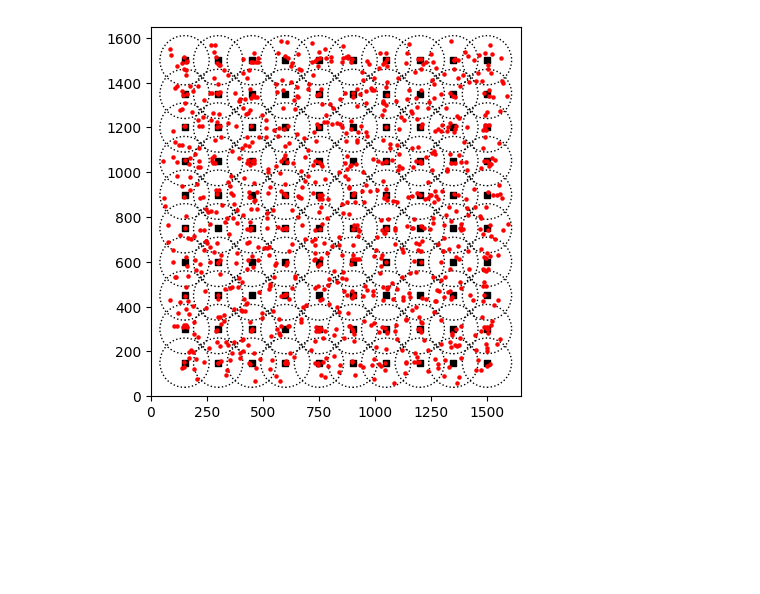
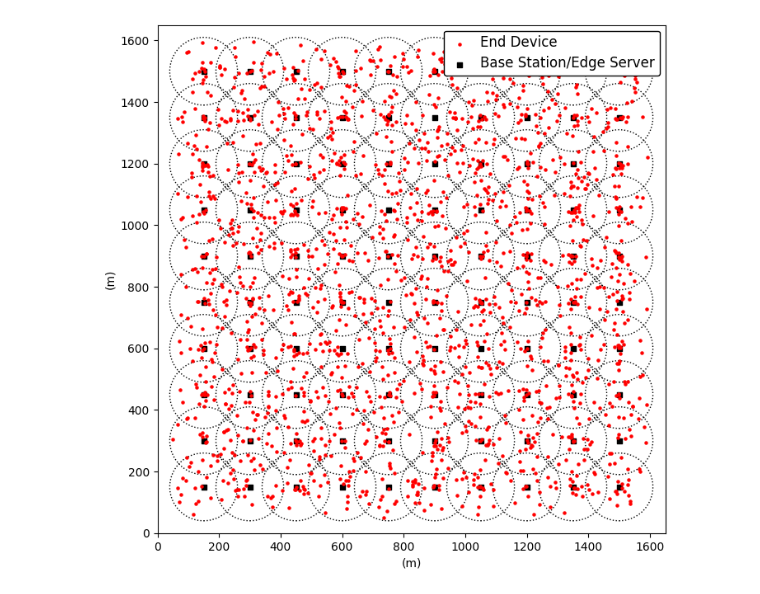
Before and after one commit to TimHung000/thesis, a Jupyter notebook: res.ipynb, the cells around one changed output. Cells and saved outputs as stored; diff of their text form; code cells hidden in the pictures; blank space fills up the shorter version.

```diff
--- a/res.ipynb
+++ b/res.ipynb
@@ -10,13 +10,13 @@ home_directory = os.path.expanduser("~")
 omnetpp_directory = os.path.join(home_directory, "omnetpp-6.0.2")
 vec_directory = os.path.join(omnetpp_directory, "samples", "thesis", "results")
 # %%
-dispatchingAlgos = ["Local", "Random", "RandomWalk", "D2FO", "GreedyPartition", "RandomPartition", "Proposed"]
-schedulingAlgos = ["FIFO", "EDF", "EDF", "EDF", "EDF", "EDF", "EDF"]
-# dispatchingAlgos = ["D2FO", "GreedyPartition","RandomPartition", "Proposed"]
-# schedulingAlgos = ["EDF", "EDF", "EDF", "EDF"]
+# dispatchingAlgos = ["Proposed", "D2FO", "GreedyPartition", "RandomPartition", "RandomWalk", "Random", "Local"]
+# schedulingAlgos = ["EDF", "EDF", "EDF", "EDF", "EDF", "EDF", "FIFO"]
+dispatchingAlgos = ["Proposed", "D2FO","GreedyPartition", "RandomPartition"]
+schedulingAlgos = ["EDF", "EDF", "EDF", "EDF"]
 
 numUsers = [user for user in range(1000, 3001 , 200)]
-repetition = 1
+repetition = 5
 for idx, dispatchingAlgo in enumerate(dispatchingAlgos):
     for numUser in numUsers:
         for i in range(repetition):
@@ -264,61 +256,67 @@ def generate_random_point_in_circle(x, y, radius):
     random_y = y + distance * math.sin(angle)
     return random_x, random_y
 
-# Define the dimensions of the grid
+
+
+# Generate coordinates for each base station
 num_rows = 10
 num_columns = 10
-
-# Define the distance between each base station
 distance = 150
-
-# Initialize lists to store x and y coordinates of base stations
 base_station_x_coords = []
-bast_station_y_coords = []
-
-# Generate coordinates for each base station
+base_station_y_coords = []
 for x in range(distance, (num_rows + 1) * distance, distance):
     for y in range(distance, (num_columns + 1) * distance, distance):
         base_station_x_coords.append(x)
-        bast_station_y_coords.append(y)
+        base_station_y_coords.append(y)
 
-# Plot the base stations
-for x, y in zip(base_station_x_coords, bast_station_y_coords):
-    plt.scatter(x, y, color='black', marker='s', s=20)
-    circle = plt.Circle((x, y), 110, color='black', fill=False, linestyle='dotted')
-    plt.gca().add_patch(circle)
 
 # Generate random coordinates for users
-num_users = 1000  # Number of users
+num_users = 2000  # Number of users
 num_users_per_region = num_users // (num_rows * num_columns)
 user_x_coords = []
 user_y_coords = []
-for base_station_x, base_station_y in zip(base_station_x_coords, bast_station_y_coords):
+for base_station_x, base_station_y in zip(base_station_x_coords, base_station_y_coords):
     for i in range(num_users_per_region):
         user_x, user_y = generate_random_point_in_circle(base_station_x, base_station_y, 100)
         user_x_coords.append(user_x)
         user_y_coords.append(user_y)
 
 
+# create figure
+plt.figure(figsize=(10, 8))
+
+
+# plot base station
+base_station_scatter = plt.scatter(base_station_x_coords, base_station_y_coords, color='black', marker='s', s=20, label='Base Station/Edge Server')
+for x, y in zip(base_station_x_coords, base_station_y_coords):
+    circle = plt.Circle((x, y), 110, color='black', fill=False, linestyle='dotted')
+    plt.gca().add_patch(circle)
+
+
 # Plot the users
-plt.scatter(user_x_coords, user_y_coords, color='red', marker='o', s=5)
+end_device_scatter = plt.scatter(user_x_coords, user_y_coords, color='red', marker='o', s=5, label='End Device')
 
 # Set labels and title
-# plt.xlabel('X Axis (m)')
-# plt.ylabel('Y Axis (m)')
 # plt.title('Base Stations Grid with Users')
+plt.xlabel('(m)')
+plt.ylabel('(m)')
 
 # Set aspect ratio to make the distances equal in both axes
 plt.gca().set_aspect('equal', adjustable='box')
 
 # Set x and y axes to start at 0
 plt.xlim(0, (num_columns + 1) * distance)
 plt.ylim(0, (num_rows + 1) * distance)
 
+legend = plt.legend(handles=[end_device_scatter, base_station_scatter], loc='upper right', fancybox=True, framealpha=1, edgecolor='black')
+plt.setp(legend.get_texts(), fontsize='large')
+
+plt.savefig(f'{vec_directory}/environment_uniform.svg', format='svg', bbox_inches = "tight")
+
 # Show the graph
-
 plt.show()
 # %% [output]
-[figure, old version]
+[figure, new version]
 # %%
 import matplotlib.pyplot as plt
 import random
```
Also changed, not shown: parts of 4 cells of this notebook, 4 other files.
